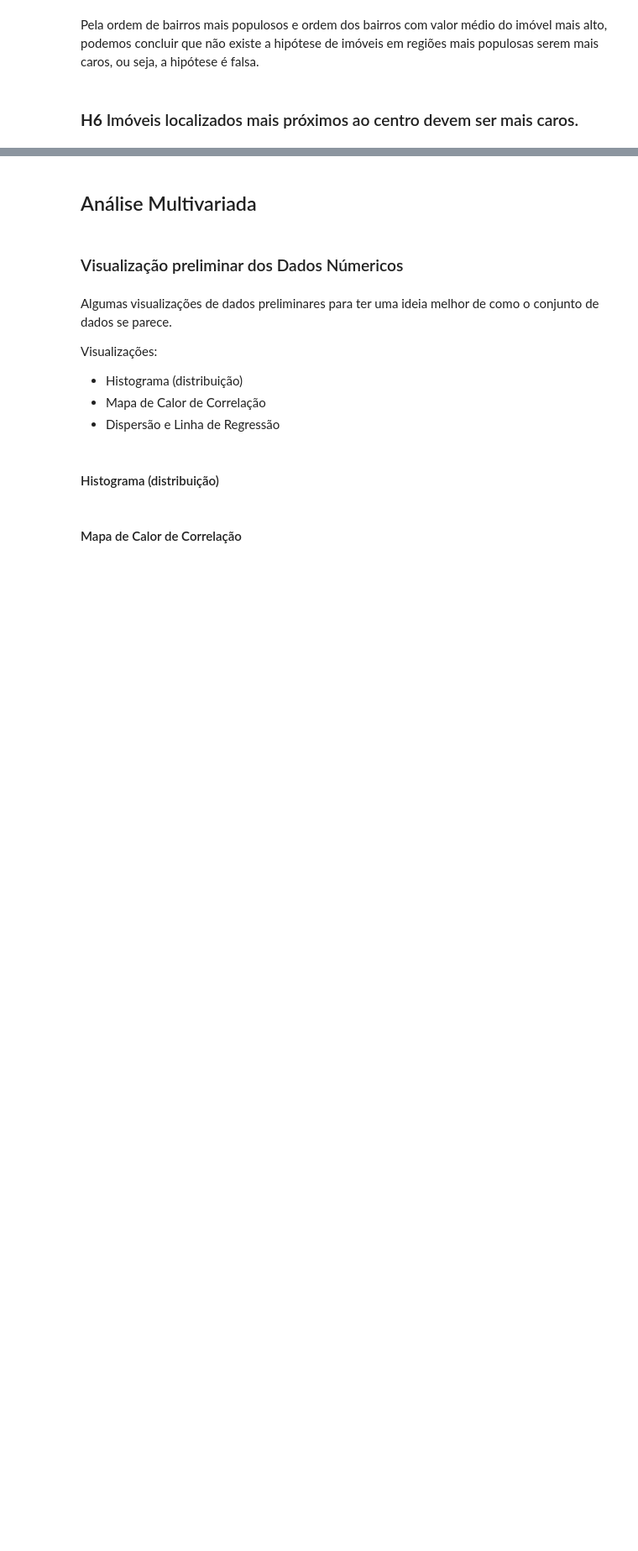
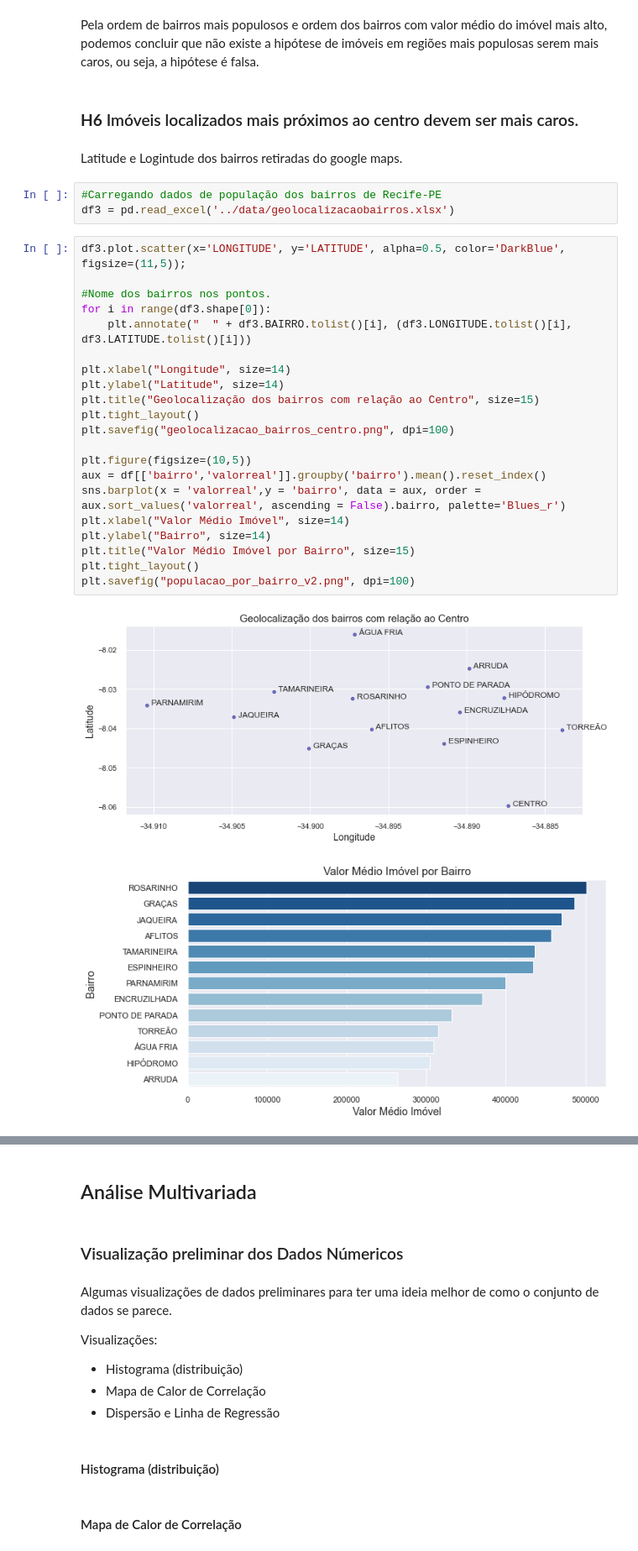
Before and after one commit to wvcalbuquerque/eda_apartamentosznrecife_python, a Jupyter notebook: notebooks/EDA.ipynb, the cells around one changed output, grey strips where cells are left out. Shown at 84% size. Cells and saved outputs as stored; diff of their text form; blank space fills up the shorter version.

```diff
--- a/notebooks/EDA.ipynb
+++ b/notebooks/EDA.ipynb
@@ -377,3 +390,32 @@ plt.savefig("valor_medio_imovel_por_bairro.png", dpi=100)
 Pela ordem de bairros mais populosos e ordem dos bairros com valor médio do imóvel mais alto, podemos concluir que não existe a hipótese de imóveis em regiões mais populosas serem mais caros, ou seja, a hipótese é falsa.
 # %% [markdown]
 ### **H6** Imóveis localizados mais próximos ao centro devem ser mais caros.
+# %% [markdown]
+Latitude e Logintude dos bairros retiradas do google maps.
+# %%
+#Carregando dados de população dos bairros de Recife-PE
+df3 = pd.read_excel('../data/geolocalizacaobairros.xlsx')
+# %%
+df3.plot.scatter(x='LONGITUDE', y='LATITUDE', alpha=0.5, color='DarkBlue', figsize=(11,5));
+
+#Nome dos bairros nos pontos.
+for i in range(df3.shape[0]):
+    plt.annotate("  " + df3.BAIRRO.tolist()[i], (df3.LONGITUDE.tolist()[i], df3.LATITUDE.tolist()[i]))
+
+plt.xlabel("Longitude", size=14)
+plt.ylabel("Latitude", size=14)
+plt.title("Geolocalização dos bairros com relação ao Centro", size=15)
+plt.tight_layout()
+plt.savefig("geolocalizacao_bairros_centro.png", dpi=100)
+
+plt.figure(figsize=(10,5))
+aux = df[['bairro','valorreal']].groupby('bairro').mean().reset_index()
+sns.barplot(x = 'valorreal',y = 'bairro', data = aux, order = aux.sort_values('valorreal', ascending = False).bairro, palette='Blues_r')
+plt.xlabel("Valor Médio Imóvel", size=14)
+plt.ylabel("Bairro", size=14)
+plt.title("Valor Médio Imóvel por Bairro", size=15)
+plt.tight_layout()
+plt.savefig("populacao_por_bairro_v2.png", dpi=100)
+# %% [output]
+[figure, added]
+[figure, added]
```
Also changed, not shown: parts of 14 cells of this notebook.
